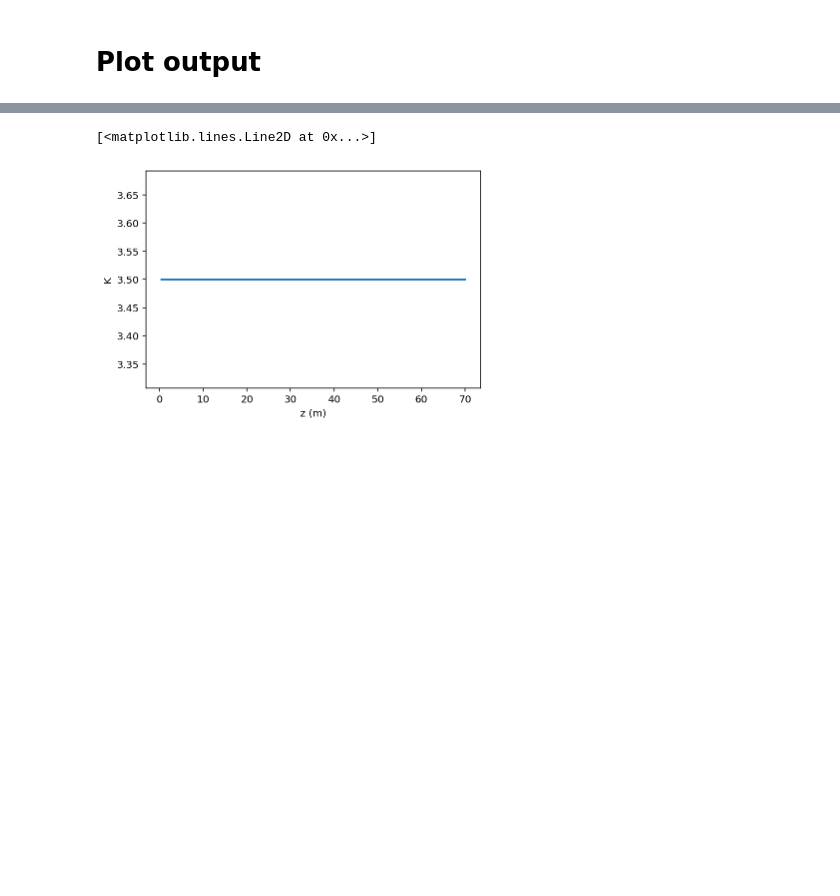
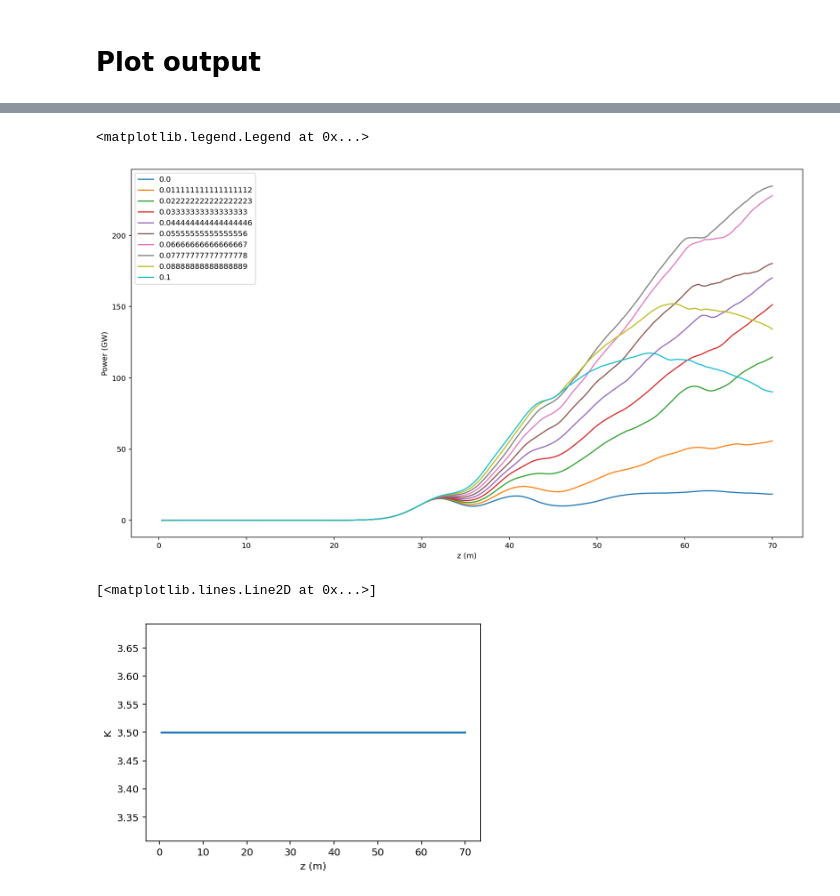
Before and after one commit to slaclab/zfel, a Jupyter notebook: examples/taper.ipynb, the cells around one changed output, grey strips where cells are left out. Drawn from its saved outputs; the diff is of its cells as text; code cells hidden in the pictures; blank space fills up the shorter version.

```diff
--- a/examples/taper.ipynb
+++ b/examples/taper.ipynb
@@ -102,3 +119,26 @@ plt.plot(z,power_z/1e9)
+# %%
+def run_taper(a):
+    out = {}
+    out['a'] = a
+    out['k'] = k_taper(a=a)
+    out['z'], out['power'] = taper_output(out['k'])
+    return out
+
+results = [run_taper(a) for a in np.linspace(0, .1, 10)]
+# %%
+fig, ax = plt.subplots(figsize=(16,9))
+
+ax.set_xlabel('z (m)')
+ax.set_ylabel('Power (GW)')
+for res in results:
+
+    ax.plot(res['z'], res['power']/1e9, label=res['a'])
+
+#ax.set_yscale('log')
+ax.legend()
+# %% [output]
+<matplotlib.legend.Legend at 0x...>
+[figure, added]
 # %%
 plt.ylabel('K')
 plt.xlabel('z (m)')
```
Also changed, not shown: parts of 4 cells of this notebook.
